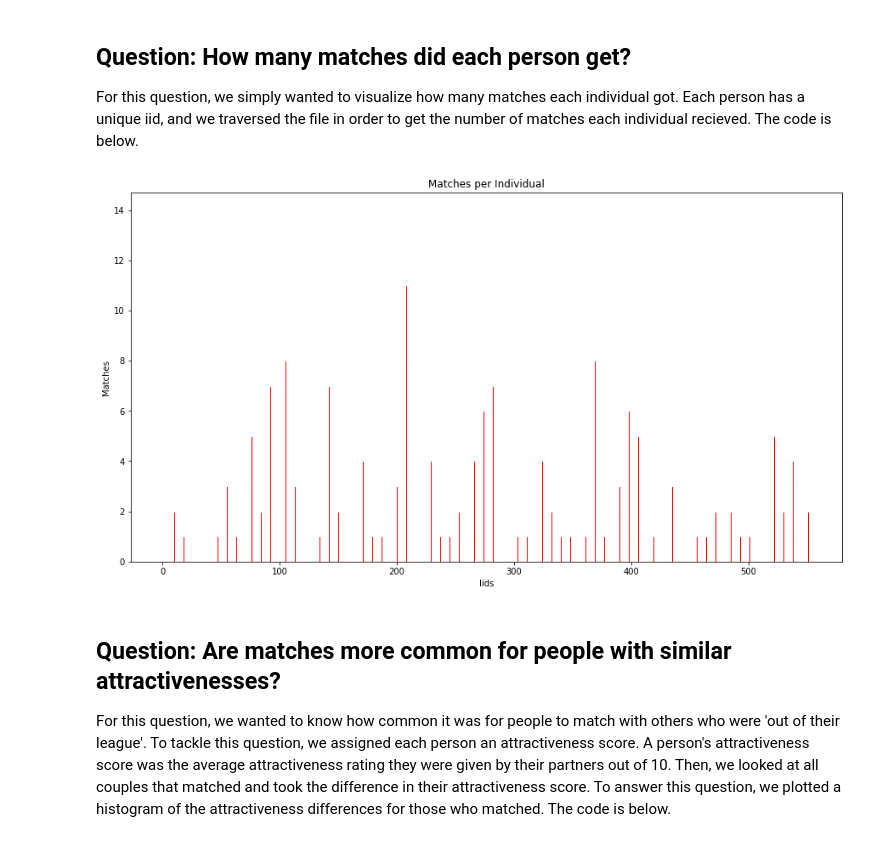
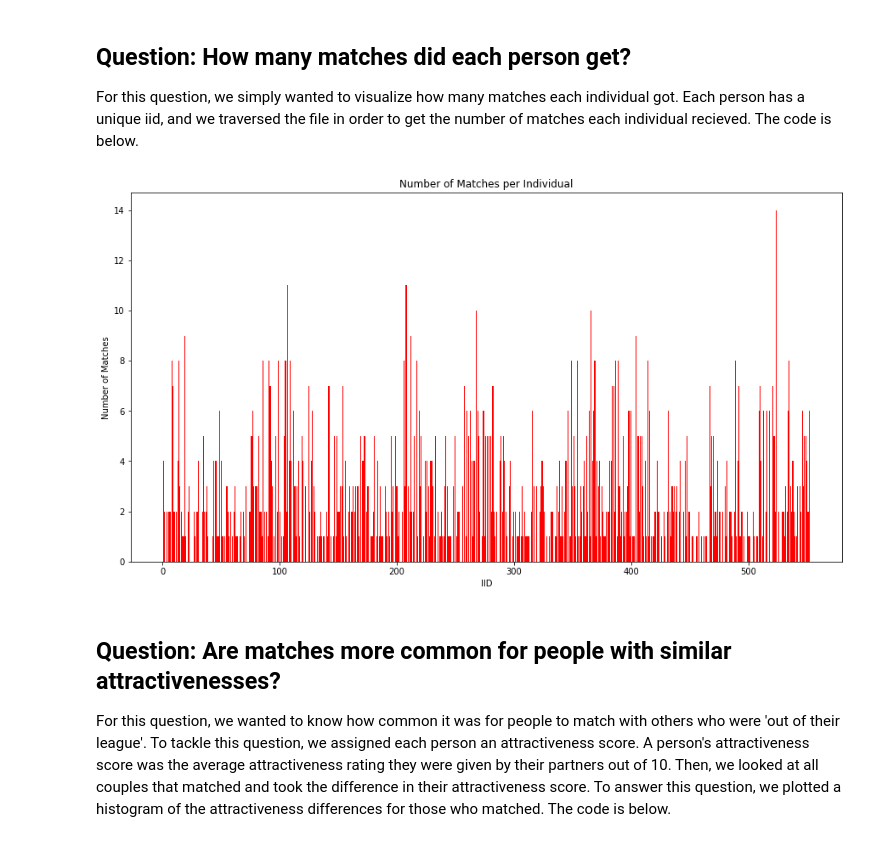
Before and after one commit to Kadekool/Speed-Dating-Exploration, a Jupyter notebook: Speed Dating Jupyter.ipynb, the cells around one changed output. Saved outputs shown, nothing was run; the diff lists cells and outputs as text; code cells hidden in the pictures.

Commit message:
Fixed first graph and restarted and ran all

```diff
--- a/Speed Dating Jupyter.ipynb
+++ b/Speed Dating Jupyter.ipynb
@@ -22,24 +22,16 @@ For this question, we simply wanted to visualize how many matches each individua
 # %%
 iids = pd.unique(df.iid)
 
-# Assigns every unique person (by their iid) an attractiveness score based on the average of what their partners rated them
-matchesPerPerson=[[0] for _ in range (len(iids))]
-
-j=0
-for subjectOfInterest in iids:
-    individualMatch = df[(df.iid == subjectOfInterest) & (df.pid.notna())]
-    matchSuccessRate = len(individualMatch[individualMatch.match == 1])
-    matchesPerPerson[j] = matchSuccessRate
-    j+=1
+matchesPerPerson=[len(df[(df.iid == iid) & (df.match == 1)]) for iid in iids]
 
 plt.figure(figsize=FIGURE_SIZE)
-plt.bar(iids,matchesPerPerson, color="red", edgecolor="white")
-plt.title("Matches per Individual")
-plt.xlabel("Iids")
-plt.ylabel("Matches")
+plt.bar(iids, matchesPerPerson, color="red")
+plt.title("Number of Matches per Individual")
+plt.xlabel("IID")
+plt.ylabel("Number of Matches")
 plt.show()
 # %% [output]
-[figure, old version]
+[figure, new version]
 # %% [markdown]
 ## Question: Are matches more common for people with similar attractivenesses?
 For this question, we wanted to know how common it was for people to match with others who were 'out of their league'. To tackle this question, we assigned each person an attractiveness score. A person's attractiveness score was the average attractiveness rating they were given by their partners out of 10. Then, we looked at all couples that matched and took the difference in their attractiveness score. To answer this question, we plotted a histogram of the attractiveness differences for those who matched. The code is below.
```
Also changed, not shown: parts of 4 cells of this notebook.
